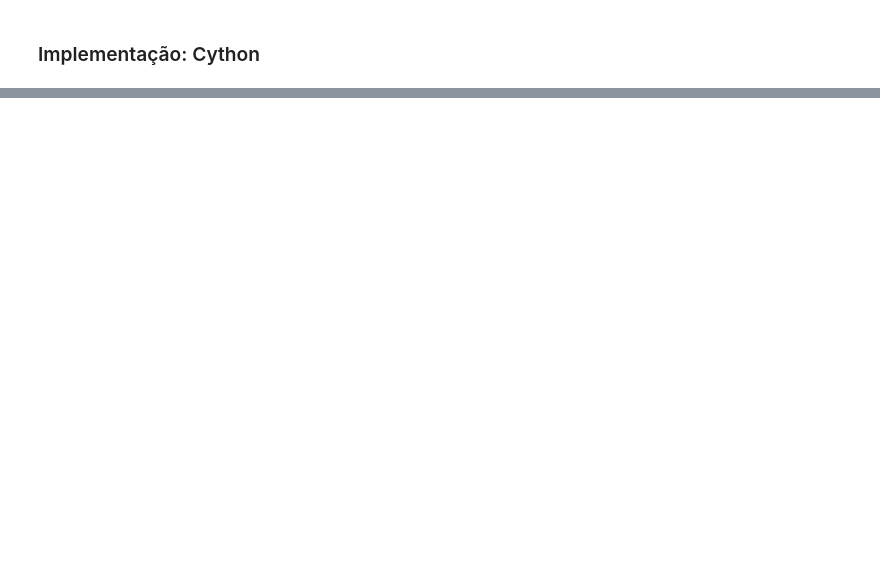
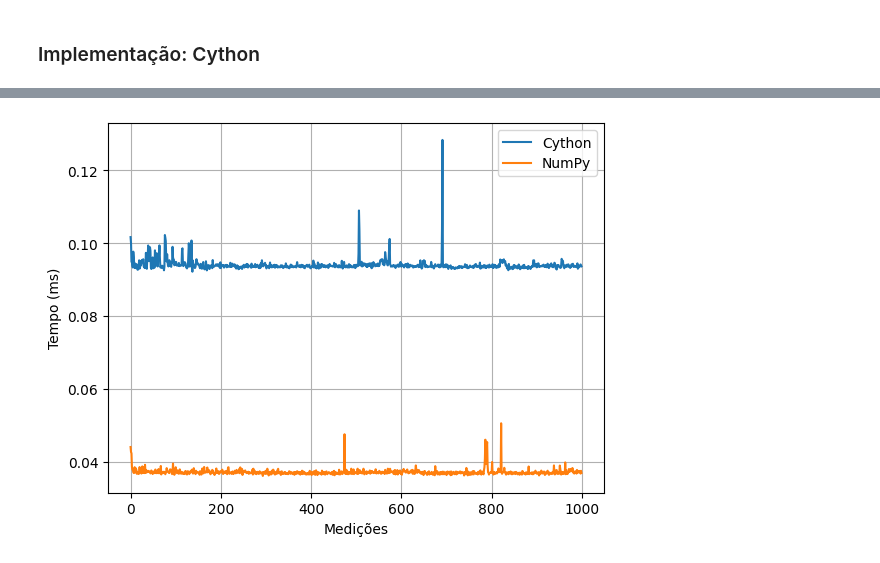
Before and after one commit to marcuscostagraciano/TCC-BSI, a Jupyter notebook: main.ipynb, the cells around one changed output, grey strips where cells are left out. Saved outputs shown, nothing was run; the diff lists cells and outputs as text; code cells hidden in the pictures; blank space fills up the shorter version.

```diff
--- a/main.ipynb
+++ b/main.ipynb
@@ -364,0 +394,4 @@ LinePlot(timings_data=tempos).generate()
+# %%
+LinePlot(timings_data=tempos).generate()
+# %% [output]
+[figure, added]
```
Also changed, not shown: parts of 34 cells of this notebook, 7 other files.
